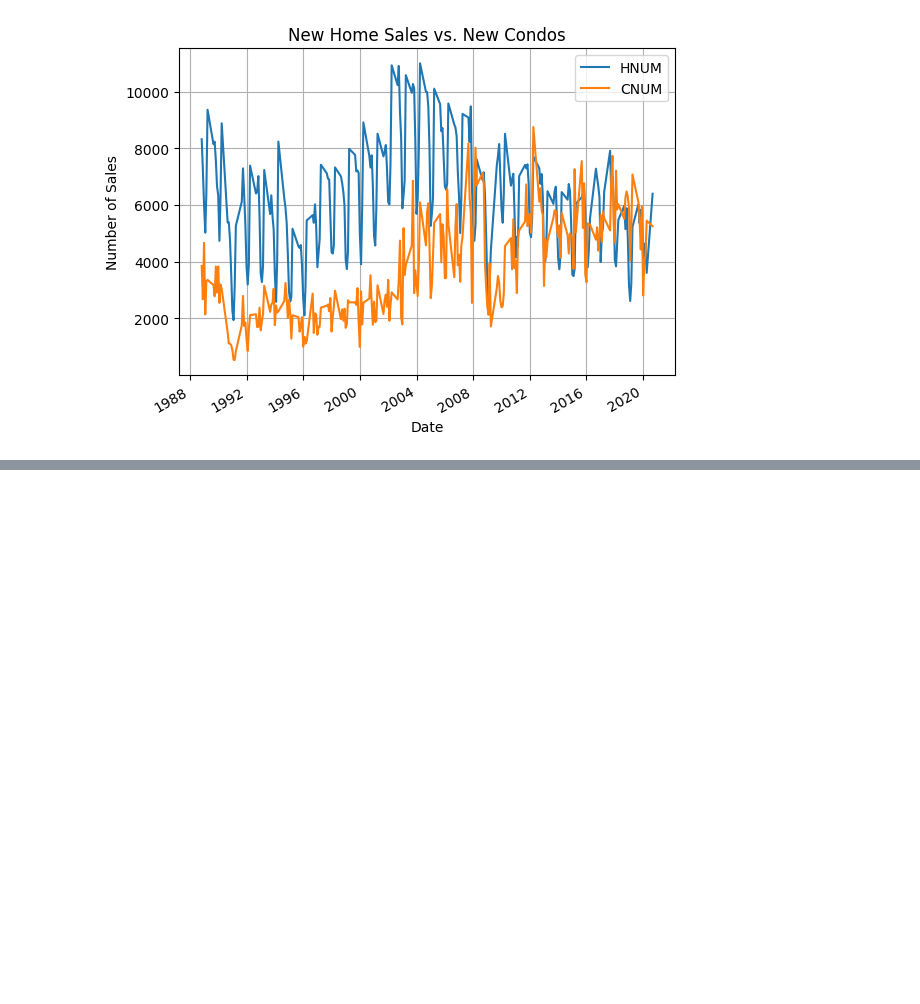
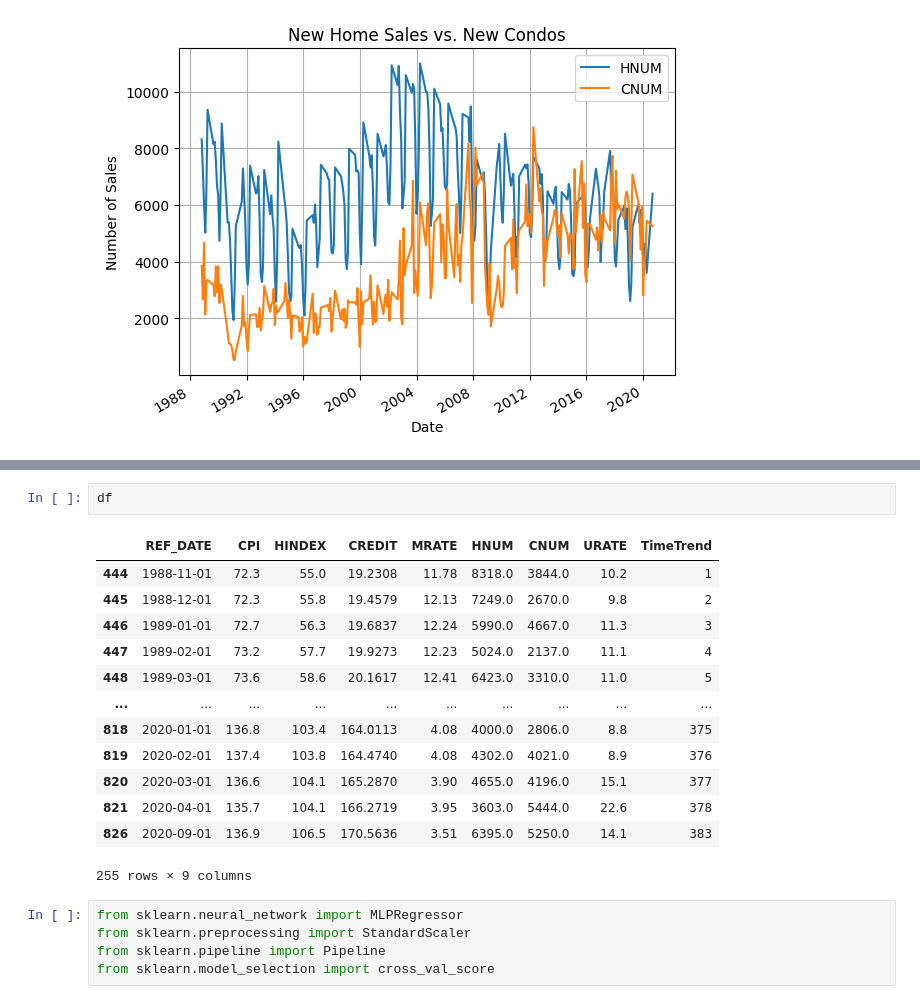
Before and after one commit to Winston8885/econproject, a Jupyter notebook: page.ipynb, the cells around one changed output, grey strips where cells are left out. Drawn from its saved outputs; the diff is of its cells as text; blank space fills up the shorter version.

```diff
--- a/page.ipynb
+++ b/page.ipynb
@@ -87,0 +200,21 @@ plt.show()
+# %%
+df
+# %% [output]
+|  | REF_DATE | CPI | HINDEX | CREDIT | MRATE | HNUM | CNUM | URATE | TimeTrend |
+| 444 | 1988-11-01 | 72.3 | 55.0 | 19.2308 | 11.78 | 8318.0 | 3844.0 | 10.2 | 1 |
+| 445 | 1988-12-01 | 72.3 | 55.8 | 19.4579 | 12.13 | 7249.0 | 2670.0 | 9.8 | 2 |
+| 446 | 1989-01-01 | 72.7 | 56.3 | 19.6837 | 12.24 | 5990.0 | 4667.0 | 11.3 | 3 |
+| 447 | 1989-02-01 | 73.2 | 57.7 | 19.9273 | 12.23 | 5024.0 | 2137.0 | 11.1 | 4 |
+| 448 | 1989-03-01 | 73.6 | 58.6 | 20.1617 | 12.41 | 6423.0 | 3310.0 | 11.0 | 5 |
+| ... | ... | ... | ... | ... | ... | ... | ... | ... | ... |
+| 818 | 2020-01-01 | 136.8 | 103.4 | 164.0113 | 4.08 | 4000.0 | 2806.0 | 8.8 | 375 |
+| 819 | 2020-02-01 | 137.4 | 103.8 | 164.4740 | 4.08 | 4302.0 | 4021.0 | 8.9 | 376 |
+| 820 | 2020-03-01 | 136.6 | 104.1 | 165.2870 | 3.90 | 4655.0 | 4196.0 | 15.1 | 377 |
+| 821 | 2020-04-01 | 135.7 | 104.1 | 166.2719 | 3.95 | 3603.0 | 5444.0 | 22.6 | 378 |
+| 826 | 2020-09-01 | 136.9 | 106.5 | 170.5636 | 3.51 | 6395.0 | 5250.0 | 14.1 | 383 |
+255 rows × 9 columns
+# %%
+from sklearn.neural_network import MLPRegressor
+from sklearn.preprocessing import StandardScaler
+from sklearn.pipeline import Pipeline
+from sklearn.model_selection import cross_val_score
```
Also changed, not shown: parts of 12 cells of this notebook.
